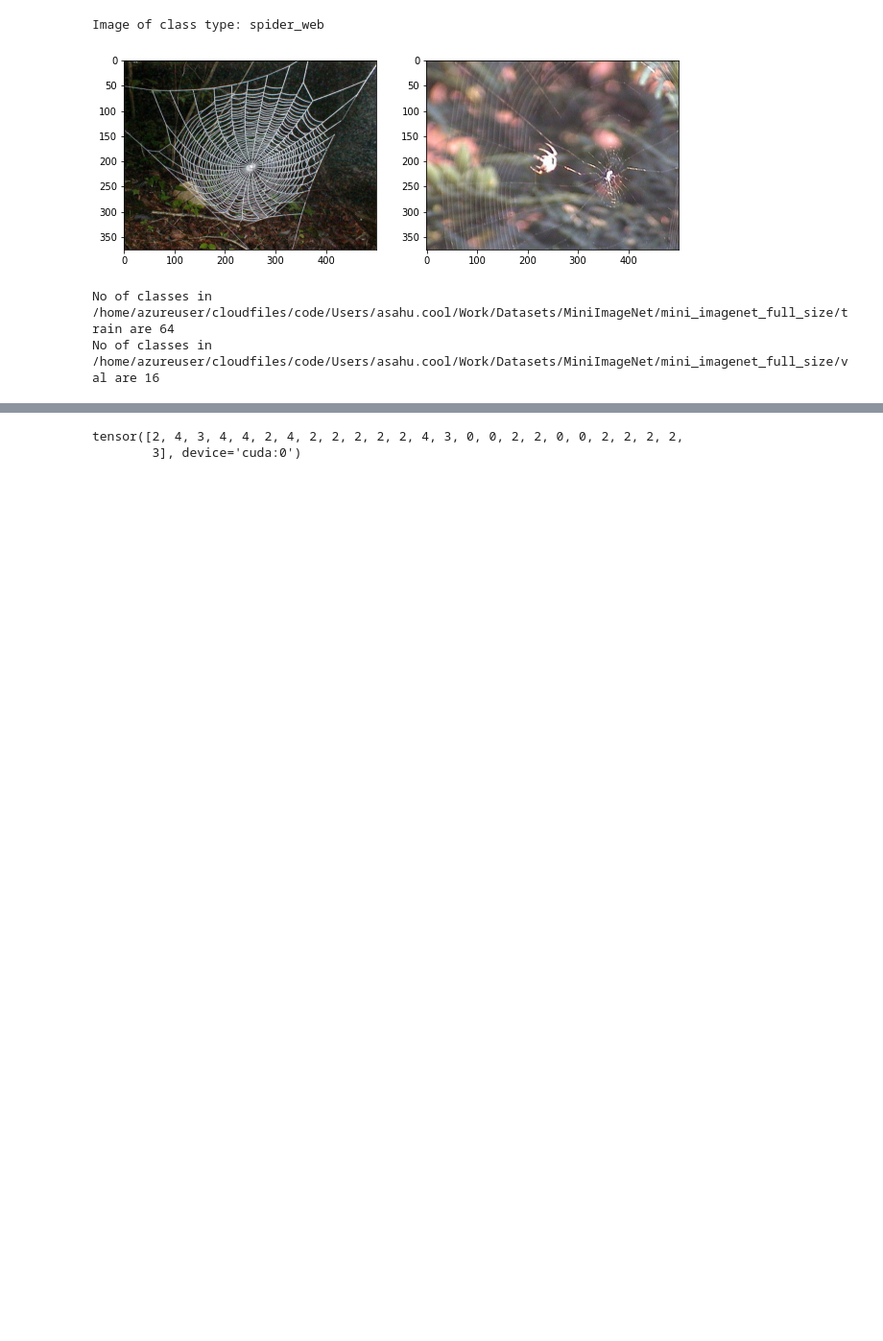
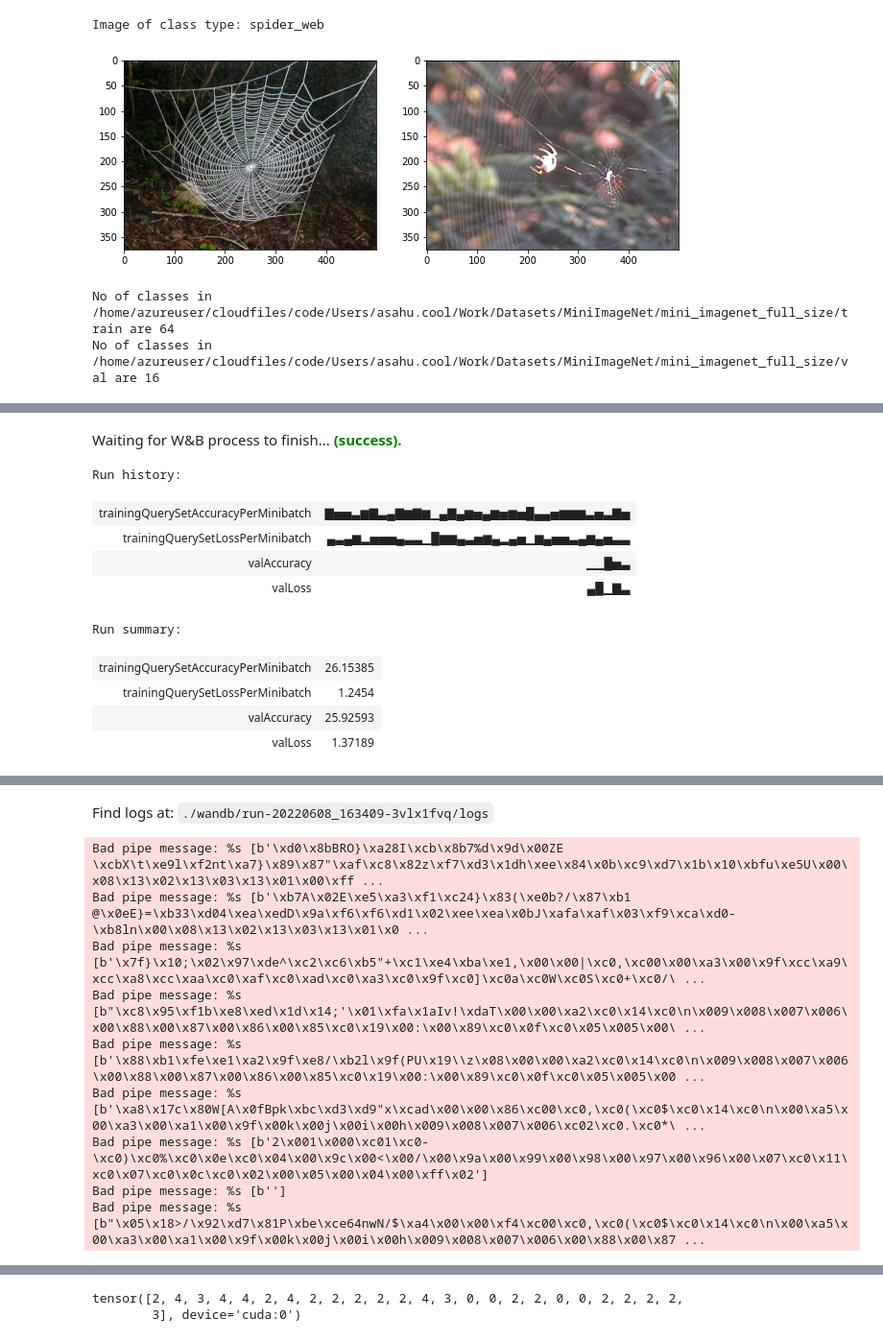
Before and after one commit to sahamrit/HowToTrainYourMAMLPytorch, a Jupyter notebook: MAML.ipynb, the cells around one changed output, grey strips where cells are left out. Shown at 96% size. Drawn from its saved outputs; the diff is of its cells as text; code cells hidden in the pictures; blank space fills up the shorter version.

Commit message:
adding torchviz and wandb

```diff
--- a/MAML.ipynb
+++ b/MAML.ipynb
@@ -180,0 +183,14 @@ Training: Epoch: 0 Iteration: 6 Accuracy => 30.62% with total_preds => 160
+# %%
+wandb.finish()
+# %% [output]
+Waiting for W&B process to finish... (success).
+Run history:
+| trainingQuerySetAccuracyPerMinibatch | ▇▅▅▃▆▇▃▄▇▆▇▆▁▄▇▄▆▅▄▆▅▆▅█▄▄▅▆▆▆▃▅▃▇▅ |
+| trainingQuerySetLossPerMinibatch | ▄▃▄▆▂▅▅▅▄▃▃▁█▆▆▄▃▅▆▄▂▄▅▁▆▄▅▅▃▄▆▄▅▃▃ |
+| valAccuracy | ▁▁█▅▃ |
+| valLoss | ▄█▁▇▃ |
+Run summary:
+| trainingQuerySetAccuracyPerMinibatch | 26.15385 |
+| trainingQuerySetLossPerMinibatch | 1.2454 |
+| valAccuracy | 25.92593 |
+| valLoss | 1.37189 |
@@ -181,3 +199,13 @@ Training: Epoch: 0 Iteration: 6 Accuracy => 30.62% with total_preds => 160
+Find logs at: ./wandb/run-20220608_163409-3vlx1fvq/logs
+Bad pipe message: %s [b'\xd0\x8bBRO}\xa28I\xcb\x8b7%d\x9d\x00ZE \xcbX\t\xe9l\xf2nt\xa7}\x89\x87"\xaf\xc8\x82z\xf7\xd3\x1dh\xee\x84\x0b\xc9\xd7\x1b\x10\xbfu\xe5U\x00\x08\x13\x02\x13\x03\x13\x01\x00\xff ...
+Bad pipe message: %s [b'\xb7A\x02E\xe5\xa3\xf1\xc24}\x83(\xe0b?/\x87\xb1 @\x0eE}=\xb33\xd04\xea\xedD\x9a\xf6\xf6\xd1\x02\xee\xea\x0bJ\xafa\xaf\x03\xf9\xca\xd0-\xb8ln\x00\x08\x13\x02\x13\x03\x13\x01\x0 ...
+Bad pipe message: %s [b'\x7f}\x10;\x02\x97\xde^\xc2\xc6\xb5"+\xc1\xe4\xba\xe1,\x00\x00|\xc0,\xc00\x00\xa3\x00\x9f\xcc\xa9\xcc\xa8\xcc\xaa\xc0\xaf\xc0\xad\xc0\xa3\xc0\x9f\xc0]\xc0a\xc0W\xc0S\xc0+\xc0/\ ...
+Bad pipe message: %s [b"\xc8\x95\xf1b\xe8\xed\x1d\x14;'\x01\xfa\x1aIv!\xdaT\x00\x00\xa2\xc0\x14\xc0\n\x009\x008\x007\x006\x00\x88\x00\x87\x00\x86\x00\x85\xc0\x19\x00:\x00\x89\xc0\x0f\xc0\x05\x005\x00\ ...
+Bad pipe message: %s [b'\x88\xb1\xfe\xe1\xa2\x9f\xe8/\xb2l\x9f(PU\x19\\z\x08\x00\x00\xa2\xc0\x14\xc0\n\x009\x008\x007\x006\x00\x88\x00\x87\x00\x86\x00\x85\xc0\x19\x00:\x00\x89\xc0\x0f\xc0\x05\x005\x00 ...
+Bad pipe message: %s [b'\xa8\x17c\x80W[A\x0fBpk\xbc\xd3\xd9"x\xcad\x00\x00\x86\xc00\xc0,\xc0(\xc0$\xc0\x14\xc0\n\x00\xa5\x00\xa3\x00\xa1\x00\x9f\x00k\x00j\x00i\x00h\x009\x008\x007\x006\xc02\xc0.\xc0*\ ...
+Bad pipe message: %s [b'2\x001\x000\xc01\xc0-\xc0)\xc0%\xc0\x0e\xc0\x04\x00\x9c\x00<\x00/\x00\x9a\x00\x99\x00\x98\x00\x97\x00\x96\x00\x07\xc0\x11\xc0\x07\xc0\x0c\xc0\x02\x00\x05\x00\x04\x00\xff\x02']
+Bad pipe message: %s [b'']
+Bad pipe message: %s [b"\x05\x18>/\x92\xd7\x81P\xbe\xce64nwN/$\xa4\x00\x00\xf4\xc00\xc0,\xc0(\xc0$\xc0\x14\xc0\n\x00\xa5\x00\xa3\x00\xa1\x00\x9f\x00k\x00j\x00i\x00h\x009\x008\x007\x006\x00\x88\x00\x87 ...
 # %%
 import gc
 gc.collect()
```
Also changed, not shown: parts of 7 cells of this notebook, 4 other files.
